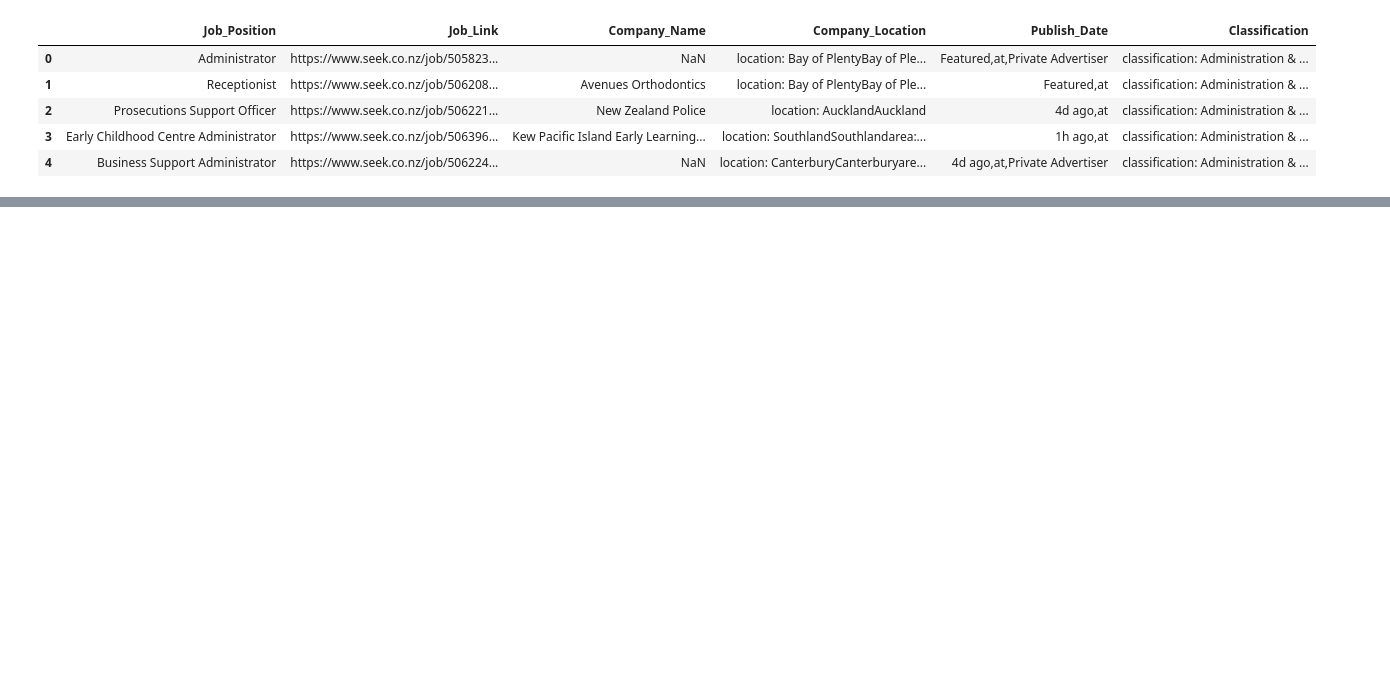
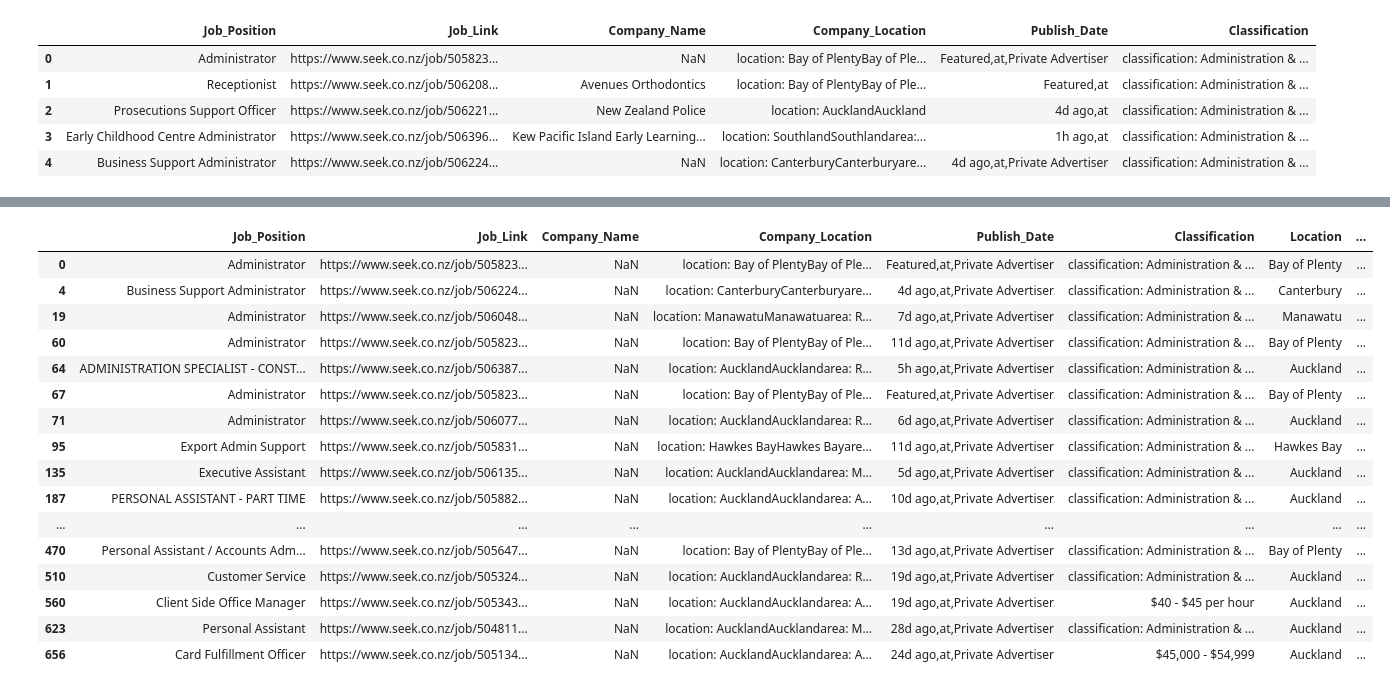
Before and after one commit to smyzw1wzq/da_project, a Jupyter notebook: task.ipynb, the cells around one changed output, grey strips where cells are left out. Cells and saved outputs as stored; diff of their text form; code cells hidden in the pictures; blank space fills up the shorter version.

```diff
--- a/task.ipynb
+++ b/task.ipynb
@@ -52,0 +82,2 @@ Name: Region, dtype: object
+# %%
+df['Location'] = df['Location'].str.split('location:',n=1,expand=True)[1]
@@ -53,3 +99,5 @@ Name: Region, dtype: object
+# %%
+df['Area'] = df['Area'].str.split(':', n=1, expand=True)[1].str.strip()
 # %%
 df['Area']
 # %% [output]
@@ -81,0 +116,13 @@ def parse_publish_date(info):
+# %%
+def remove_repeated_patterns(text):
+    if not text:
+        return text
+    trim = text.strip()
+    index = (trim + trim).find(trim, 1)
+    if index != -1:
+        return trim[:index]
+    else:
+        return trim
+# %%
+df['Location'] = df['Location'].apply(lambda x: remove_repeated_patterns(x))
+df['Area'] = df['Area'].apply(lambda x: remove_repeated_patterns(x) if pd.notna(x) else 'unknown')
@@ -81,0 +145,20 @@ def parse_publish_date(info):
+# %%
+df[df['Company_Name'].isnull()]
+# %% [output]
+|  | Job_Position | Job_Link | Company_Name | Company_Location | Publish_Date | Classification | Location | ... |
+| 0 | Administrator | https://www.seek.co.nz/job/505823... | NaN | location: Bay of PlentyBay of Ple... | Featured,at,Private Advertiser | classification: Administration & ... | Bay of Plenty | ... |
+| 4 | Business Support Administrator | https://www.seek.co.nz/job/506224... | NaN | location: CanterburyCanterburyare... | 4d ago,at,Private Advertiser | classification: Administration & ... | Canterbury | ... |
+| 19 | Administrator | https://www.seek.co.nz/job/506048... | NaN | location: ManawatuManawatuarea: R... | 7d ago,at,Private Advertiser | classification: Administration & ... | Manawatu | ... |
+| 60 | Administrator | https://www.seek.co.nz/job/505823... | NaN | location: Bay of PlentyBay of Ple... | 11d ago,at,Private Advertiser | classification: Administration & ... | Bay of Plenty | ... |
+| 64 | ADMINISTRATION SPECIALIST - CONST... | https://www.seek.co.nz/job/506387... | NaN | location: AucklandAucklandarea: R... | 5h ago,at,Private Advertiser | classification: Administration & ... | Auckland | ... |
+| 67 | Administrator | https://www.seek.co.nz/job/505823... | NaN | location: Bay of PlentyBay of Ple... | Featured,at,Private Advertiser | classification: Administration & ... | Bay of Plenty | ... |
+| 71 | Administrator | https://www.seek.co.nz/job/506077... | NaN | location: AucklandAucklandarea: R... | 6d ago,at,Private Advertiser | classification: Administration & ... | Auckland | ... |
+| 95 | Export Admin Support | https://www.seek.co.nz/job/505831... | NaN | location: Hawkes BayHawkes Bayare... | 11d ago,at,Private Advertiser | classification: Administration & ... | Hawkes Bay | ... |
+| 135 | Executive Assistant | https://www.seek.co.nz/job/506135... | NaN | location: AucklandAucklandarea: M... | 5d ago,at,Private Advertiser | classification: Administration & ... | Auckland | ... |
+| 187 | PERSONAL ASSISTANT - PART TIME | https://www.seek.co.nz/job/505882... | NaN | location: AucklandAucklandarea: A... | 10d ago,at,Private Advertiser | classification: Administration & ... | Auckland | ... |
+| ... | ... | ... | ... | ... | ... | ... | ... | ... |
+| 470 | Personal Assistant / Accounts Adm... | https://www.seek.co.nz/job/505647... | NaN | location: Bay of PlentyBay of Ple... | 13d ago,at,Private Advertiser | classification: Administration & ... | Bay of Plenty | ... |
+| 510 | Customer Service | https://www.seek.co.nz/job/505324... | NaN | location: AucklandAucklandarea: R... | 19d ago,at,Private Advertiser | classification: Administration & ... | Auckland | ... |
+| 560 | Client Side Office Manager | https://www.seek.co.nz/job/505343... | NaN | location: AucklandAucklandarea: A... | 19d ago,at,Private Advertiser | $40 - $45 per hour | Auckland | ... |
+| 623 | Personal Assistant | https://www.seek.co.nz/job/504811... | NaN | location: AucklandAucklandarea: M... | 28d ago,at,Private Advertiser | classification: Administration & ... | Auckland | ... |
+| 656 | Card Fulfillment Officer | https://www.seek.co.nz/job/505134... | NaN | location: AucklandAucklandarea: A... | 24d ago,at,Private Advertiser | $45,000 - $54,999 | Auckland | ... |
```
Also changed, not shown: parts of 44 cells of this notebook.
